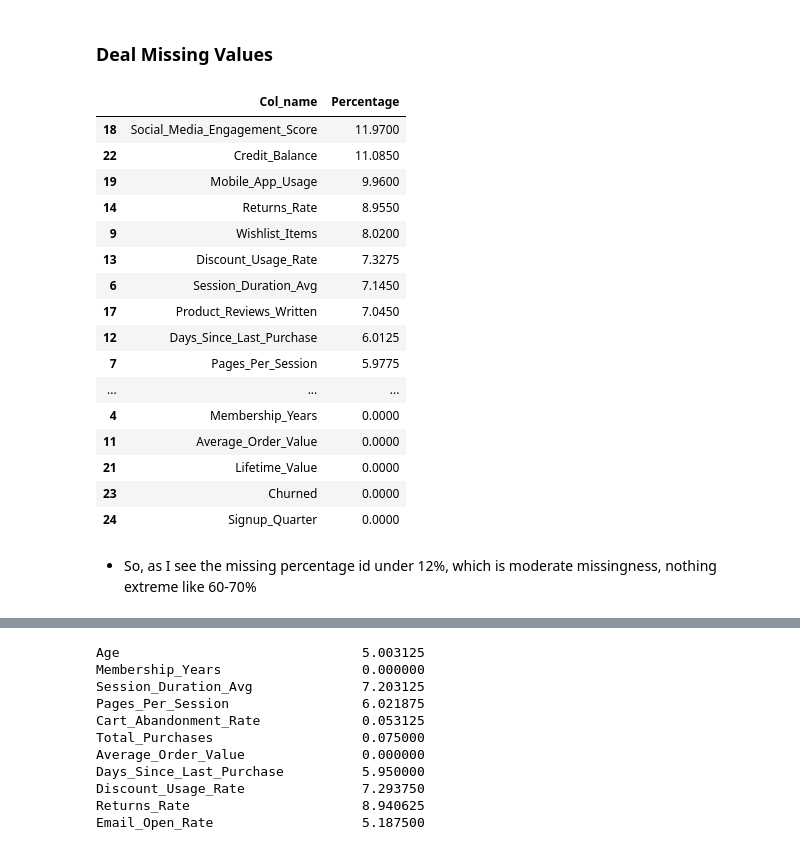
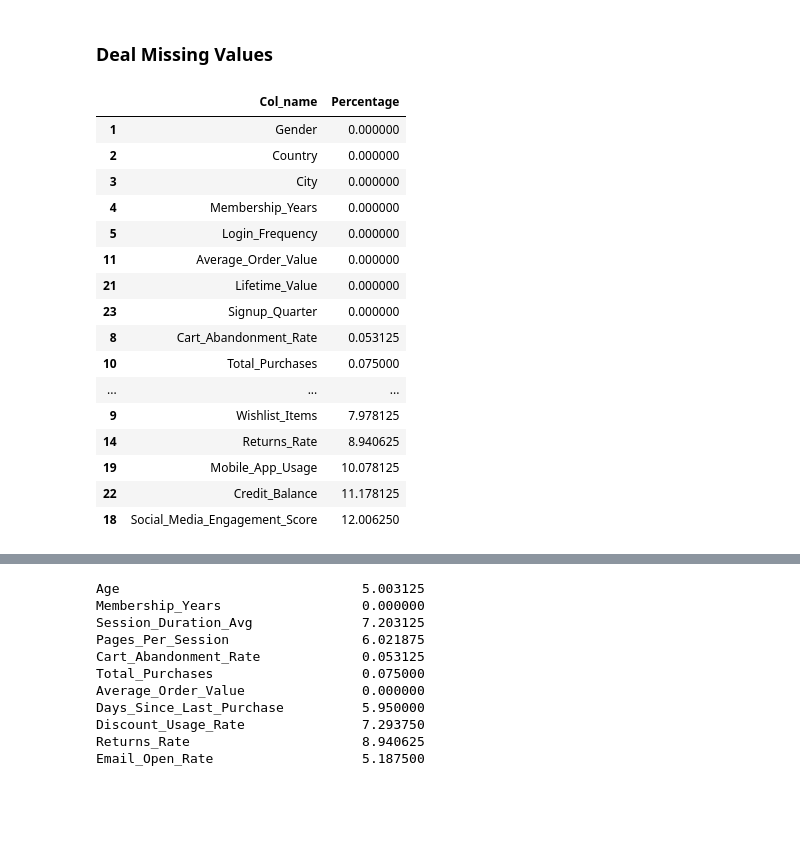
Before and after one commit to laharitummala-tech/Customer-Churn-Intelligence-Retention-System, a Jupyter notebook: notebooks/Data_preprocessing.ipynb, the cells around one changed output, grey strips where cells are left out. Drawn from its saved outputs; the diff is of its cells as text; code cells hidden in the pictures; blank space fills up the shorter version.

```diff
--- a/notebooks/Data_preprocessing.ipynb
+++ b/notebooks/Data_preprocessing.ipynb
@@ -233,24 +233,29 @@ y_test (8000,)
 # %% [markdown]
 ### Deal Missing Values
 # %%
+missing = {"Col_name":[],"Percentage":[]}
+for i in x_train.columns:
+    missing_val = x_train[i].isna().sum()
+    missing_per = (missing_val / len(x_train)) * 100
+    missing["Col_name"].append(i)
+    missing["Percentage"].append(missing_per)
+m = pd.DataFrame(missing).sort_values(by="Percentage")
 m
 # %% [output]
 |  | Col_name | Percentage |
-| 18 | Social_Media_Engagement_Score | 11.9700 |
-| 22 | Credit_Balance | 11.0850 |
-| 19 | Mobile_App_Usage | 9.9600 |
-| 14 | Returns_Rate | 8.9550 |
-| 9 | Wishlist_Items | 8.0200 |
-| 13 | Discount_Usage_Rate | 7.3275 |
-| 6 | Session_Duration_Avg | 7.1450 |
-| 17 | Product_Reviews_Written | 7.0450 |
-| 12 | Days_Since_Last_Purchase | 6.0125 |
-| 7 | Pages_Per_Session | 5.9775 |
+| 1 | Gender | 0.000000 |
+| 2 | Country | 0.000000 |
+| 3 | City | 0.000000 |
+| 4 | Membership_Years | 0.000000 |
+| 5 | Login_Frequency | 0.000000 |
+| 11 | Average_Order_Value | 0.000000 |
+| 21 | Lifetime_Value | 0.000000 |
+| 23 | Signup_Quarter | 0.000000 |
+| 8 | Cart_Abandonment_Rate | 0.053125 |
+| 10 | Total_Purchases | 0.075000 |
 | ... | ... | ... |
-| 4 | Membership_Years | 0.0000 |
-| 11 | Average_Order_Value | 0.0000 |
-| 21 | Lifetime_Value | 0.0000 |
-| 23 | Churned | 0.0000 |
-| 24 | Signup_Quarter | 0.0000 |
+| 9 | Wishlist_Items | 7.978125 |
+| 14 | Returns_Rate | 8.940625 |
+| 19 | Mobile_App_Usage | 10.078125 |
+| 22 | Credit_Balance | 11.178125 |
+| 18 | Social_Media_Engagement_Score | 12.006250 |
-# %% [markdown]
-* So, as I see the missing percentage id under 12%, which is moderate missingness, nothing extreme like 60-70%
```
Also changed, not shown: parts of 83 cells of this notebook.
